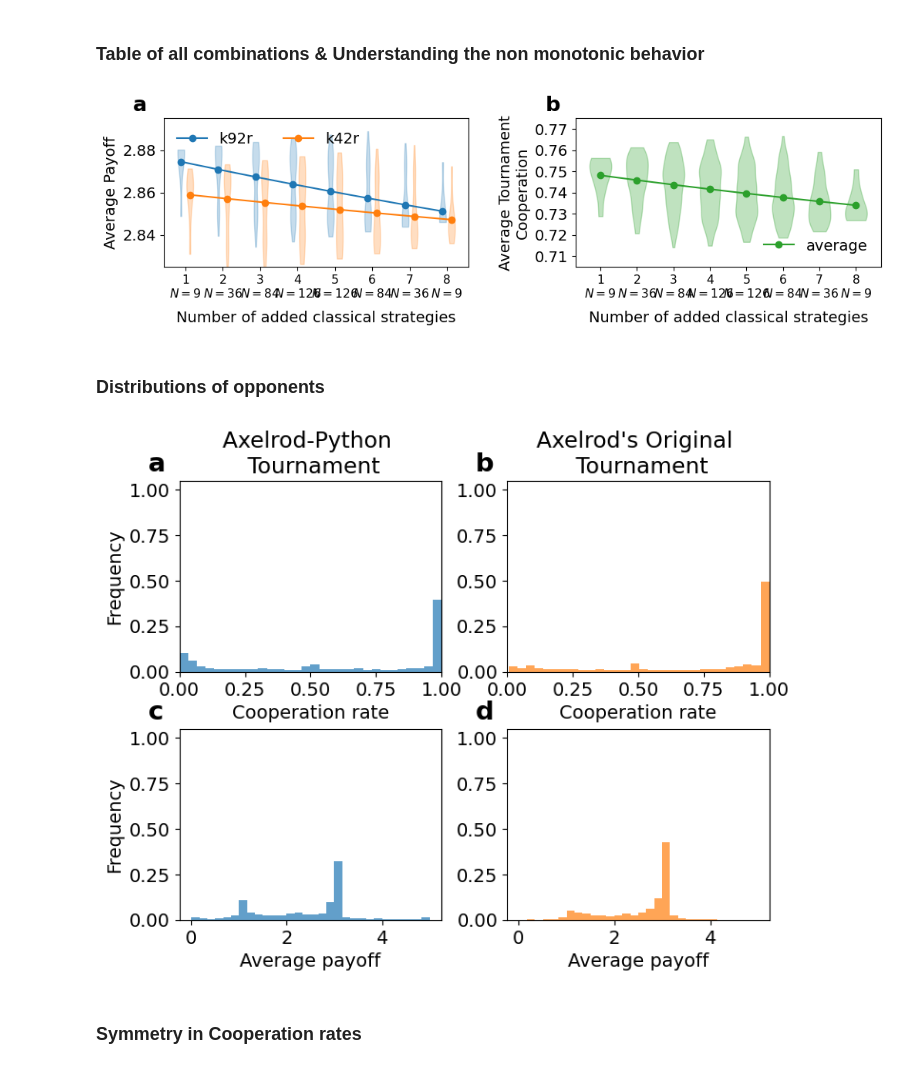
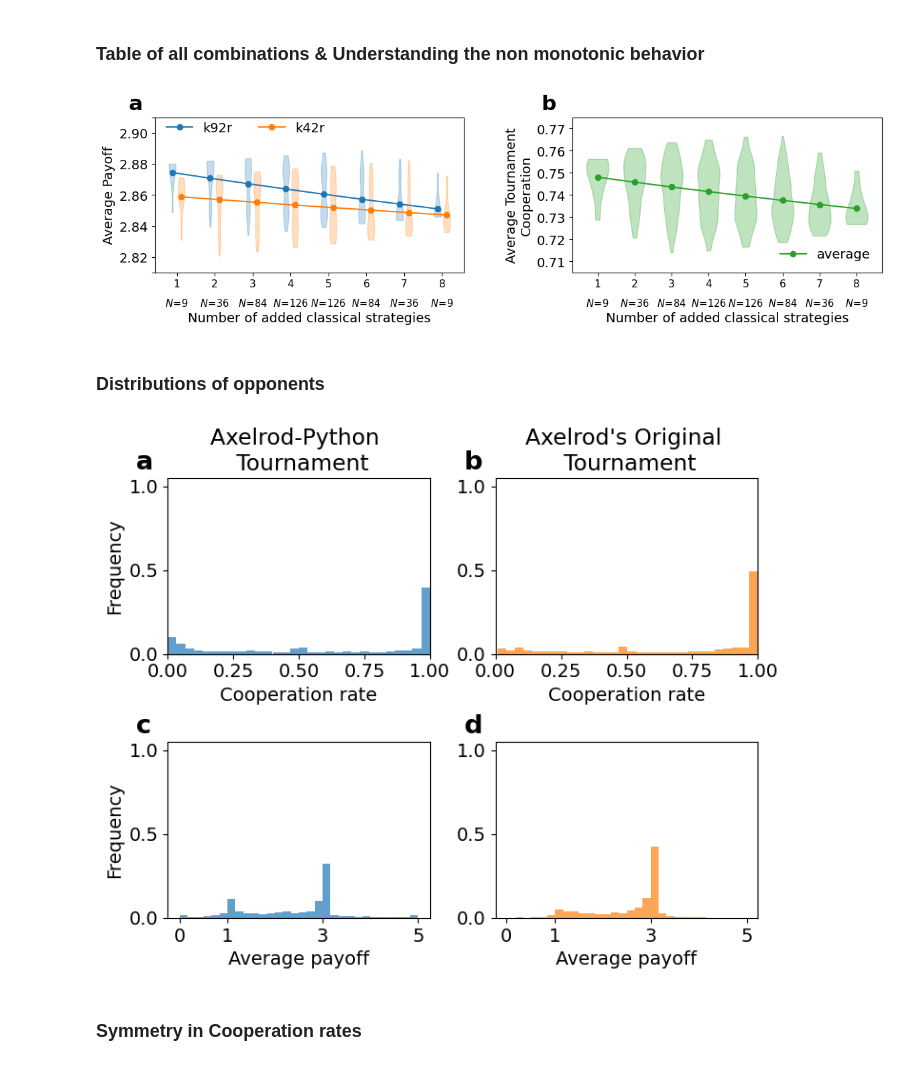
Before and after one commit to Axelrod-Python/revisiting-axelrod-second, a Jupyter notebook: src/Classical_strategies_and_opponent_distributions.ipynb, the cells around one changed output. Cells and saved outputs as stored; diff of their text form; code cells hidden in the pictures.

```diff
--- a/src/Classical_strategies_and_opponent_distributions.ipynb
+++ b/src/Classical_strategies_and_opponent_distributions.ipynb
@@ -270,18 +270,28 @@ tournament_results = pd.DataFrame(rows)
 fig, axes = plt.subplots(
     1,
     2,
-    figsize=(12, 2.5),
-    gridspec_kw={"wspace": 0.35}
+    figsize=(14, 3),
+    gridspec_kw={"wspace": 0.35},
 )
 
 ks = sorted(tournament_results["k"].unique())
-
 n_by_subset = tournament_results.groupby("k").size()
 
-xtick_labels = [
-    f"{k}\n$N={n_by_subset[k]}$"
-    for k in ks
-]
+main_xtick_labels = [str(k) for k in ks]
+
+
+def add_n_labels_under_xticks(ax, ks, n_by_subset):
+    for k in ks:
+        ax.text(
+            k,
+            -0.16,
+            r"$N\!=\!" + f"{n_by_subset[k]}$",
+            transform=ax.get_xaxis_transform(),
+            ha="center",
+            va="top",
+            fontsize=7.5 * FONT_SCALE,
+        )
+
 
 strategies = {
     "k92r": {
@@ -303,7 +313,7 @@ for strategy, params in strategies.items():
     grouped = [
         tournament_results.loc[
             tournament_results["k"] == k,
-            params["column"]
+            params["column"],
         ].values
         for k in ks
     ]
@@ -329,28 +339,34 @@ for strategy, params in strategies.items():
         [values.mean() for values in grouped],
         marker="o",
         color=params["color"],
-        label=strategy
+        label=strategy,
     )
 
 ax.set(
     xlabel="Number of added classical strategies",
     ylabel="Average Payoff",
     xticks=ks,
-    xticklabels=xtick_labels,
-    ylim=(2.825, 2.895)
+    xticklabels=main_xtick_labels,
+    ylim=(2.825, 2.895),
 )
 
-ax.xaxis.labelpad = 10
+add_n_labels_under_xticks(ax, ks, n_by_subset)
 
-ax.legend(frameon=False, ncols=2)
+ax.xaxis.labelpad = 24
+ax.legend(frameon=False, ncols=2,
+          loc="upper left",
+          bbox_to_anchor=(0, 1.05))
+
+ax.set_yticks([2.81, 2.82, 2.84, 2.86, 2.88, 2.90, 2.91])
+ax.set_yticklabels(["", 2.82, 2.84, 2.86, 2.88, "2.90", ""])
 
 ax.text(
-    -0.1,
+    -0.085,
     1.05,
     "a",
     transform=ax.transAxes,
-    fontsize=14 * FONT_SCALE,
-    fontweight="bold"
+    fontsize=16 * FONT_SCALE,
+    fontweight="bold",
 )
 
 ax = axes[1]
@@ -358,7 +374,7 @@ ax = axes[1]
 grouped = [
     tournament_results.loc[
         tournament_results["k"] == k,
-        "tournament_avg_cooperation"
+        "tournament_avg_cooperation",
     ].values
     for k in ks
 ]
@@ -381,41 +397,42 @@ ax.plot(
     ks,
     [values.mean() for values in grouped],
     marker="o",
     color="tab:green",
-    label="average"
+    label="average",
 )
 
 ax.set(
     xlabel="Number of added classical strategies",
     ylabel="Average Tournament\nCooperation",
     xticks=ks,
-    xticklabels=xtick_labels,
+    xticklabels=main_xtick_labels,
     yticks=np.arange(0.71, 0.77, 0.01),
-    ylim=(0.705, 0.775)
+    ylim=(0.705, 0.775),
 )
 
-ax.xaxis.labelpad = 10
+add_n_labels_under_xticks(ax, ks, n_by_subset)
 
+ax.xaxis.labelpad = 24
 ax.legend(frameon=False)
 
 ax.text(
     -0.1,
     1.05,
     "b",
     transform=ax.transAxes,
-    fontsize=14 * FONT_SCALE,
-    fontweight="bold"
+    fontsize=16 * FONT_SCALE,
+    fontweight="bold",
 )
 
 for ax in axes:
     ax.tick_params(axis="x", labelsize=8 * FONT_SCALE)
 
 fig.savefig(
     "../paper/Figure_4.pdf",
-    bbox_inches="tight"
+    bbox_inches="tight",
 )
 # %% [output]
-[figure, old version]
+[figure, new version]
 # %%
 win_counts = (
     tournament_results
@@ -454,7 +471,7 @@ fig, axes = plt.subplots(
     2,
     figsize=(8, 6),
     # sharex="col",
-    gridspec_kw={"wspace": 0.25, "hspace": 0.3}
+    gridspec_kw={"wspace": 0.25, "hspace": 0.5}
 )
 
 cooperation_rates = pd.DataFrame(
@@ -573,6 +590,10 @@ axes[1, 1].set_xlabel("Average payoff")
 for ax in axes[0]:
     ax.set_xlim(0, 1)
 
+
+for ax in axes[1]:
+    ax.set_xticks([0, 1, 3, 5])
+
 # normalised y-axis
 for ax in axes.flatten():
     ax.set_ylim(0, 1.05)
@@ -595,7 +616,7 @@ fig.savefig(
     bbox_inches="tight"
 )
 # %% [output]
-[figure, old version]
+[figure, new version]
 # %% [markdown]
 ### Symmetry in Cooperation rates
 # %%
```
Also changed, not shown: 21 other files.
